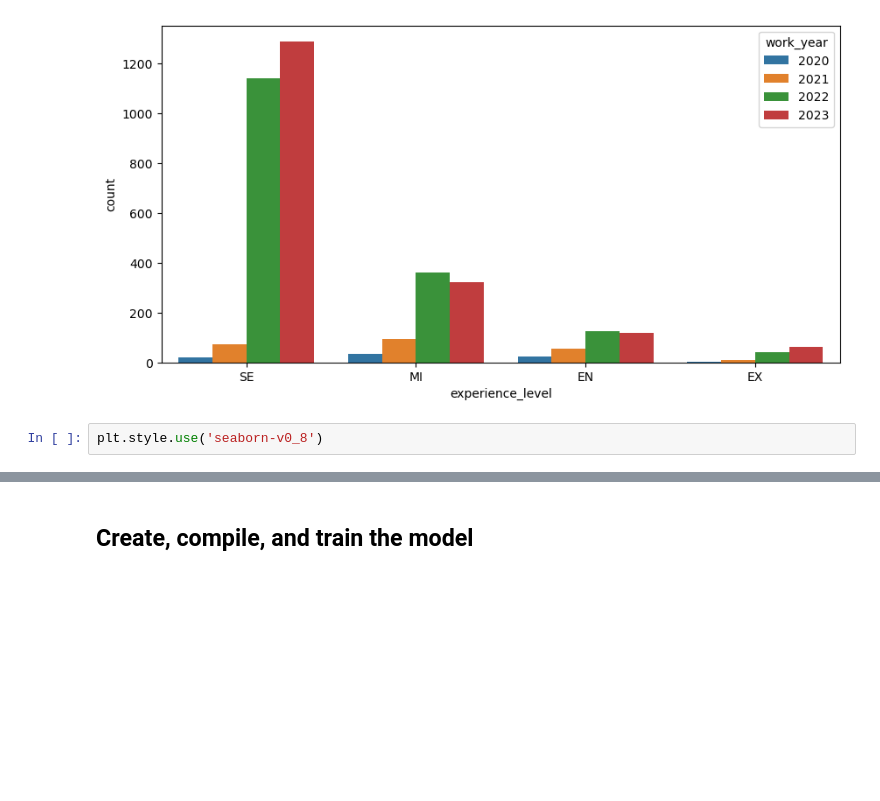
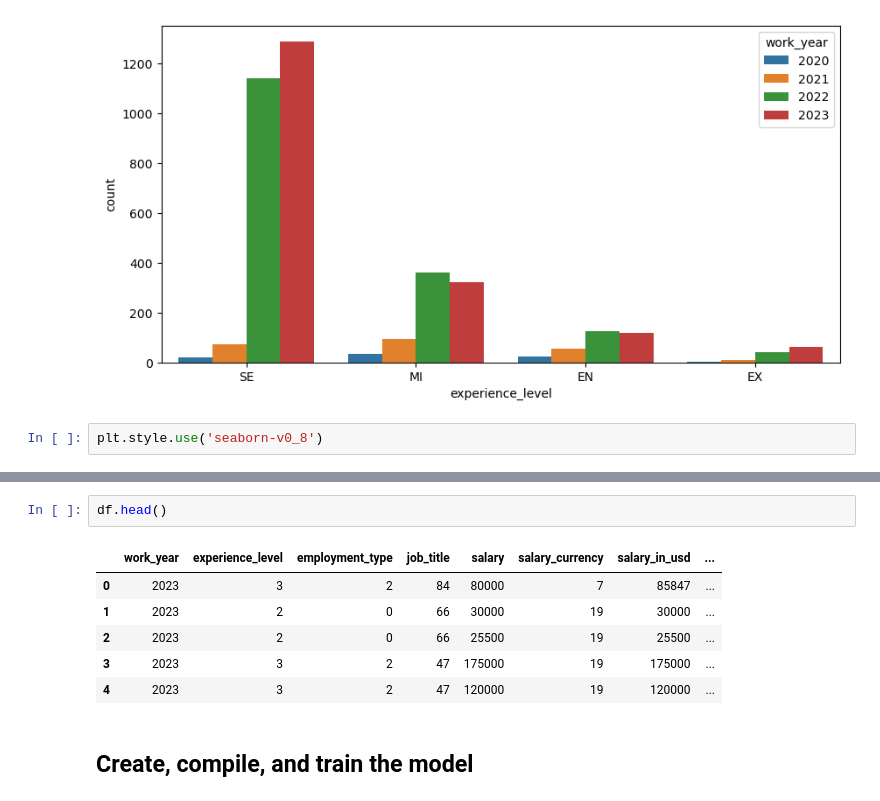
Before and after one commit to openmymai/DS-and-ML, a Jupyter notebook: ds-salary-prediction-with-tensorflow.ipynb, the cells around one changed output, grey strips where cells are left out. Drawn from its saved outputs; the diff is of its cells as text; blank space fills up the shorter version.

```diff
--- a/ds-salary-prediction-with-tensorflow.ipynb
+++ b/ds-salary-prediction-with-tensorflow.ipynb
@@ -292,3 +289,12 @@ X_test_normal = X_test_normal.toarray()
+# %%
+df.head()
+# %% [output]
+|  | work_year | experience_level | employment_type | job_title | salary | salary_currency | salary_in_usd | ... |
+| 0 | 2023 | 3 | 2 | 84 | 80000 | 7 | 85847 | ... |
+| 1 | 2023 | 2 | 0 | 66 | 30000 | 19 | 30000 | ... |
+| 2 | 2023 | 2 | 0 | 66 | 25500 | 19 | 25500 | ... |
+| 3 | 2023 | 3 | 2 | 47 | 175000 | 19 | 175000 | ... |
+| 4 | 2023 | 3 | 2 | 47 | 120000 | 19 | 120000 | ... |
 # %% [markdown]
 ## Create, compile, and train the model
 # %%
```
Also changed, not shown: parts of 33 cells of this notebook.
